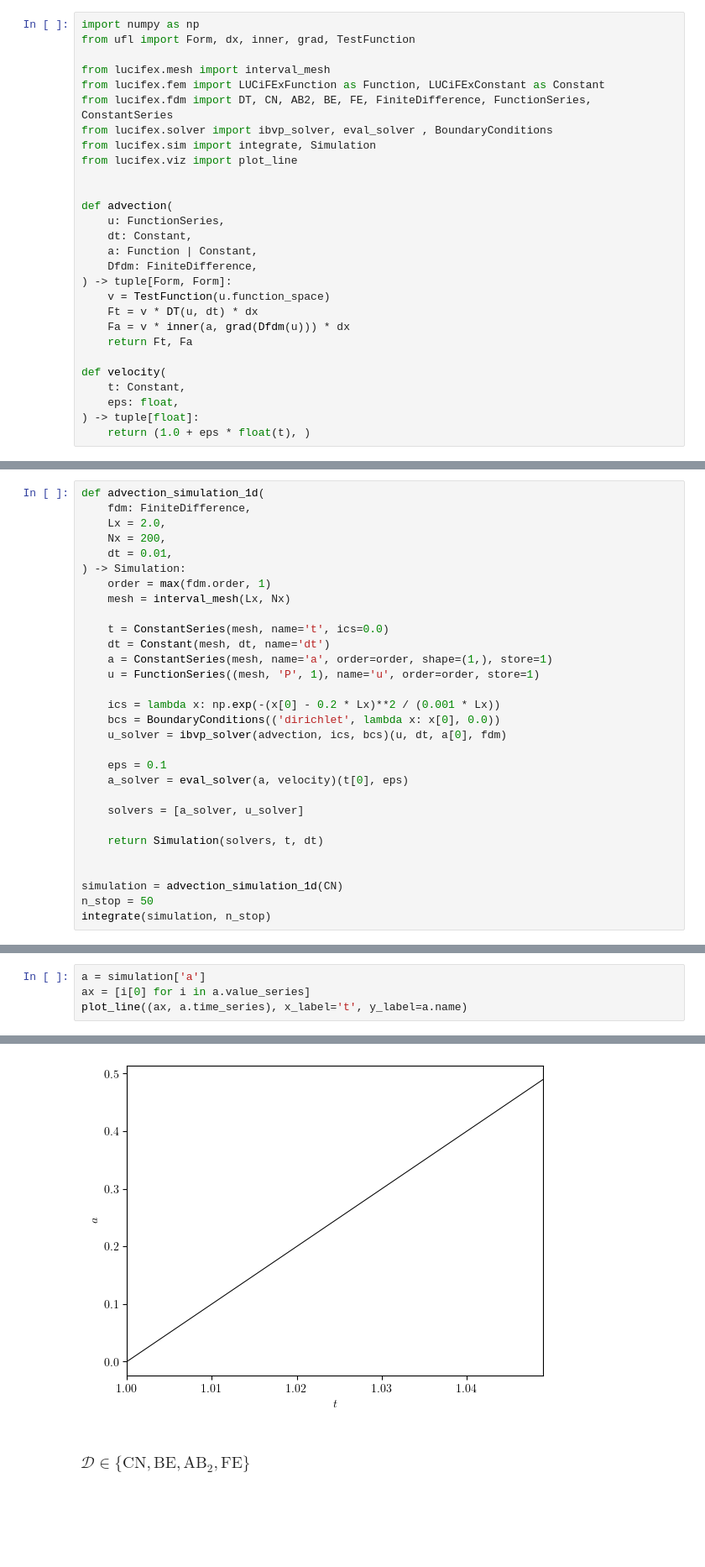
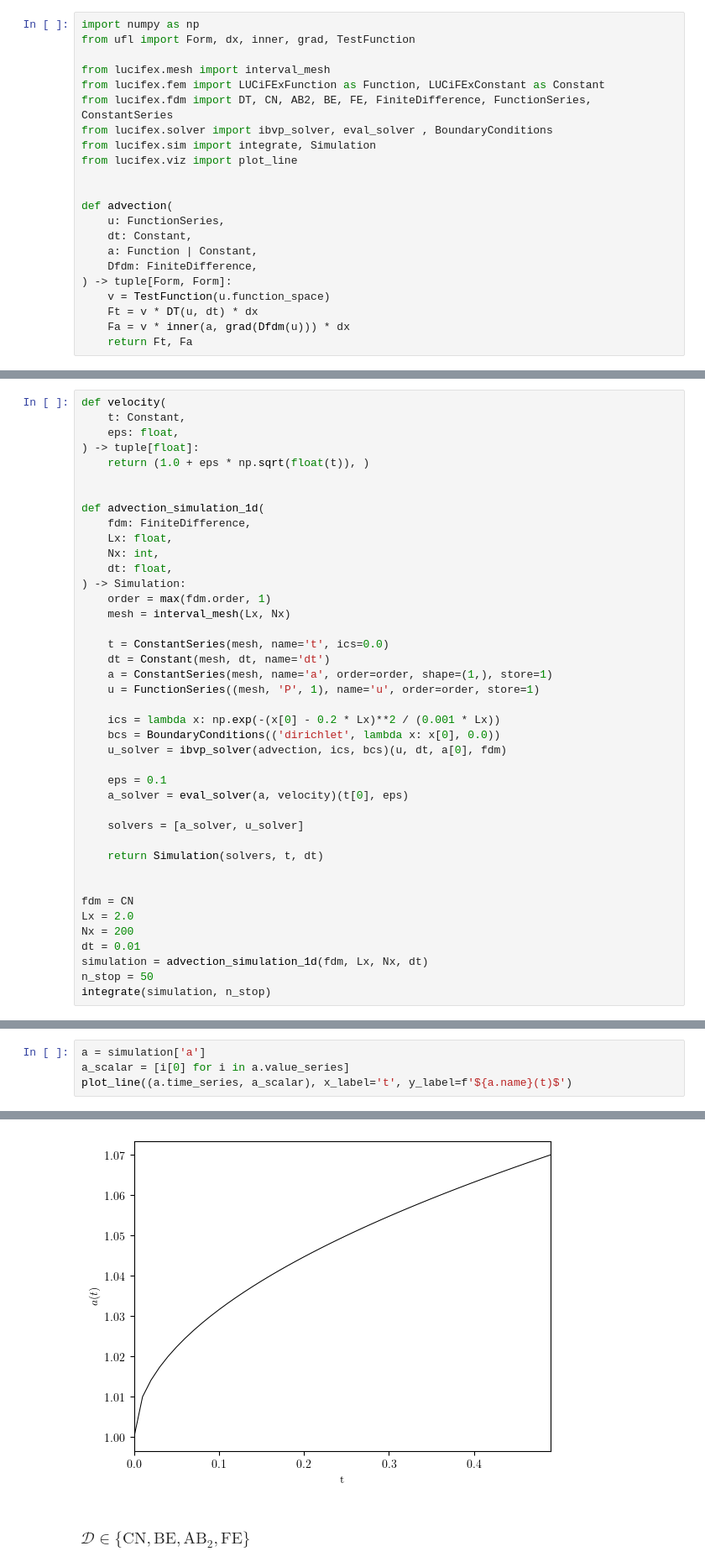
Before and after one commit to george-poole/LUCiFEx, a Jupyter notebook: demo/A03_advection.ipynb, the cells around one changed output, grey strips where cells are left out. Shown at 84% size. Cells and saved outputs as stored; diff of their text form; blank space fills up the shorter version.

```diff
--- a/demo/A03_advection.ipynb
+++ b/demo/A03_advection.ipynb
@@ -40,12 +40,6 @@ def advection(
     Ft = v * DT(u, dt) * dx
     Fa = v * inner(a, grad(Dfdm(u))) * dx
     return Ft, Fa
-
-def velocity(
-    t: Constant,
-    eps: float,
-) -> tuple[float]:
-    return (1.0 + eps * float(t), )
 # %% [markdown]
 ### $d=1$
 
@@ -59,11 +53,18 @@ $$u_0(x)=\exp\left(-\frac{(x - L_x/5)^2}{L_x / 1000}\right)$$
 
 $$u(x=0)=0$$
 # %%
+def velocity(
+    t: Constant,
+    eps: float,
+) -> tuple[float]:
+    return (1.0 + eps * np.sqrt(float(t)), )
+
+
 def advection_simulation_1d(
     fdm: FiniteDifference,
-    Lx = 2.0,
-    Nx = 200,
-    dt = 0.01,
+    Lx: float,
+    Nx: int,
+    dt: float,
 ) -> Simulation:
     order = max(fdm.order, 1)
     mesh = interval_mesh(Lx, Nx)
@@ -85,7 +86,11 @@ def advection_simulation_1d(
     return Simulation(solvers, t, dt)
 
 
-simulation = advection_simulation_1d(CN)
+fdm = CN
+Lx = 2.0
+Nx = 200
+dt = 0.01
+simulation = advection_simulation_1d(fdm, Lx, Nx, dt)
 n_stop = 50
 integrate(simulation, n_stop)
 # %%
@@ -99,5 +104,5 @@ plot_line(results.series[slc], legend_labels, 't', cyc='jet', x_label='$x$', y_l
 # %%
 a = simulation['a']
-ax = [i[0] for i in a.value_series]
-plot_line((ax, a.time_series), x_label='t', y_label=a.name)
+a_scalar = [i[0] for i in a.value_series]
+plot_line((a.time_series, a_scalar), x_label='t', y_label=f'${a.name}(t)$')
 # %% [output]
@@ -105,4 +110,4 @@ plot_line((ax, a.time_series), x_label='t', y_label=a.name)
-[figure, old version]
+[figure, new version]
 # %% [markdown]
 ### $\mathcal{D}\in\{\text{CN}, \text{BE}, \text{AB}_2, \text{FE}\}$
 # %%
```
Also changed, not shown: parts of 5 cells of this notebook, 13 other files.
